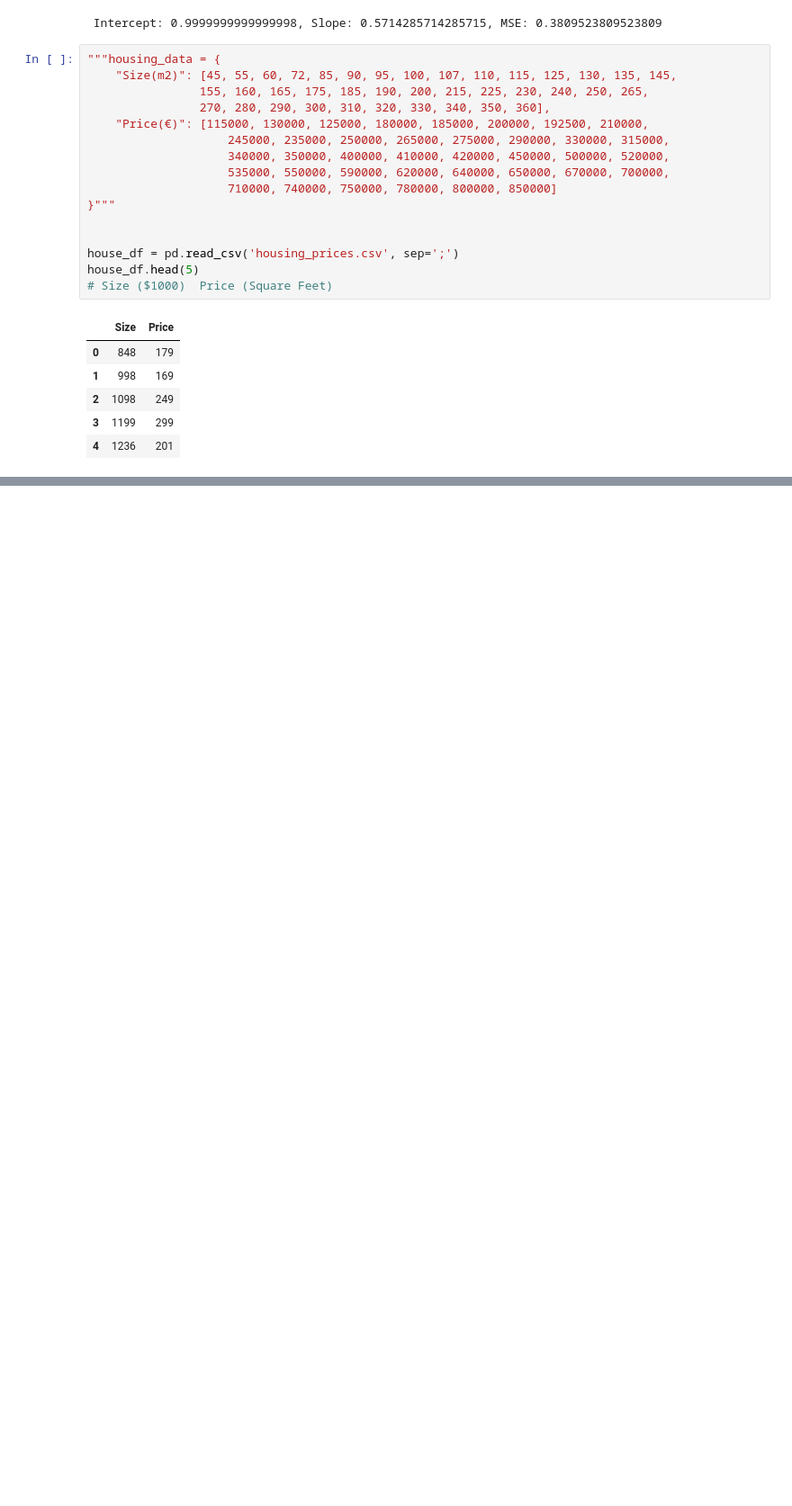
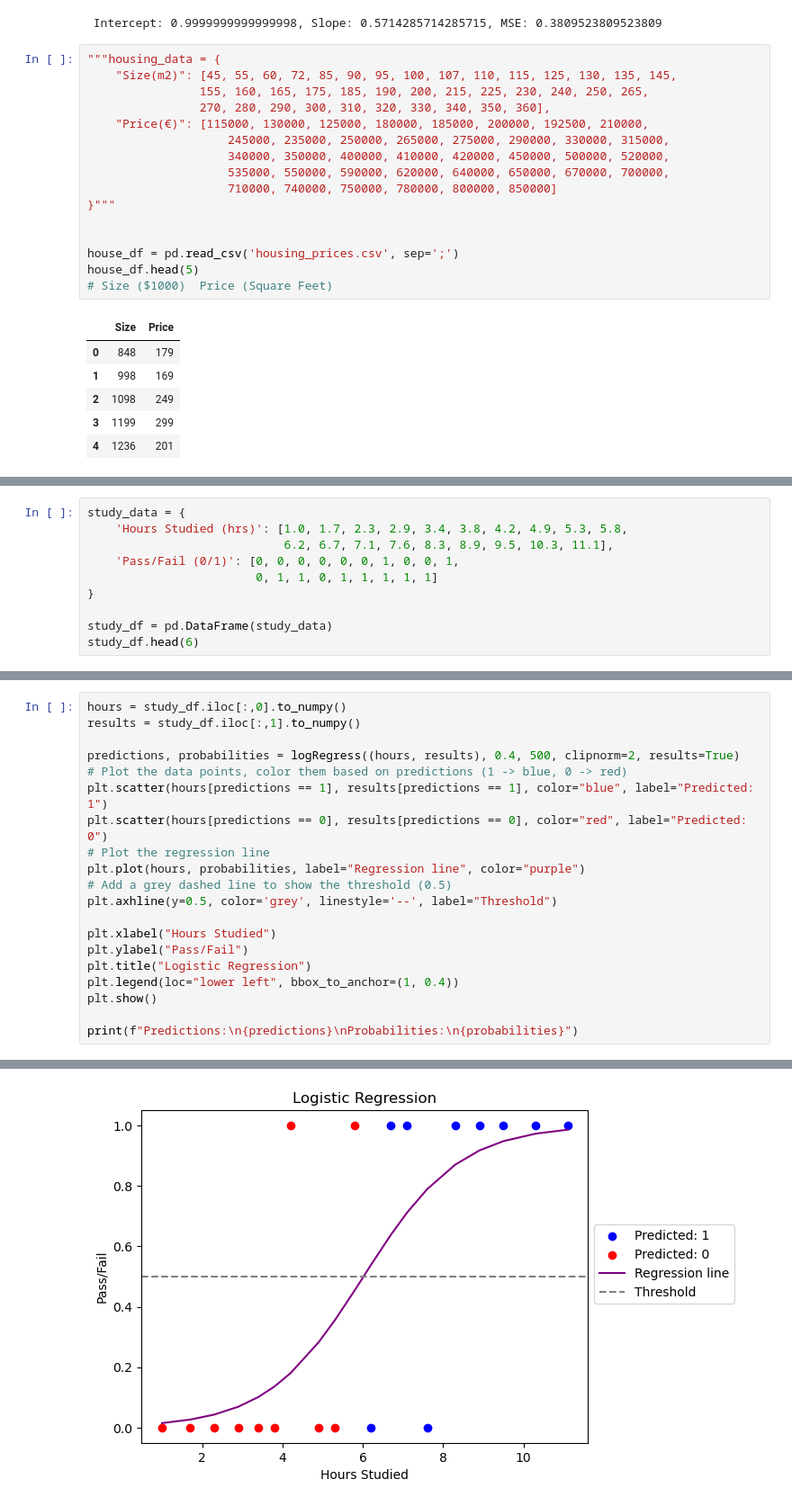
Before and after one commit to samkivioja/Regression-Models, a Jupyter notebook: regression.ipynb, the cells around one changed output, grey strips where cells are left out. Shown at 90% size. Cells and saved outputs as stored; diff of their text form; blank space fills up the shorter version.

```diff
--- a/regression.ipynb
+++ b/regression.ipynb
@@ -456,0 +535,10 @@ epoch 500: w = [0.00207441 0.15999905], F(w) = 4947.185845480456, ∇F = [5.2001
+# %%
+study_data = {
+    'Hours Studied (hrs)': [1.0, 1.7, 2.3, 2.9, 3.4, 3.8, 4.2, 4.9, 5.3, 5.8,
+                            6.2, 6.7, 7.1, 7.6, 8.3, 8.9, 9.5, 10.3, 11.1],
+    'Pass/Fail (0/1)': [0, 0, 0, 0, 0, 0, 1, 0, 0, 1,
+                        0, 1, 1, 0, 1, 1, 1, 1, 1]
+}
+
+study_df = pd.DataFrame(study_data)
+study_df.head(6)
@@ -456,0 +553,21 @@ epoch 500: w = [0.00207441 0.15999905], F(w) = 4947.185845480456, ∇F = [5.2001
+# %%
+hours = study_df.iloc[:,0].to_numpy()
+results = study_df.iloc[:,1].to_numpy()
+
+predictions, probabilities = logRegress((hours, results), 0.4, 500, clipnorm=2, results=True)
+# Plot the data points, color them based on predictions (1 -> blue, 0 -> red)
+plt.scatter(hours[predictions == 1], results[predictions == 1], color="blue", label="Predicted: 1")
+plt.scatter(hours[predictions == 0], results[predictions == 0], color="red", label="Predicted: 0")
+# Plot the regression line
+plt.plot(hours, probabilities, label="Regression line", color="purple")
+# Add a grey dashed line to show the threshold (0.5)
+plt.axhline(y=0.5, color='grey', linestyle='--', label="Threshold")
+
+plt.xlabel("Hours Studied")
+plt.ylabel("Pass/Fail")
+plt.title("Logistic Regression")
+plt.legend(loc="lower left", bbox_to_anchor=(1, 0.4))
+plt.show()
+
+print(f"Predictions:\n{predictions}\nProbabilities:\n{probabilities}")
+# %% [output]
@@ -456,0 +591 @@ epoch 500: w = [0.00207441 0.15999905], F(w) = 4947.185845480456, ∇F = [5.2001
+[figure, added]
```
Also changed, not shown: parts of 14 cells of this notebook.
